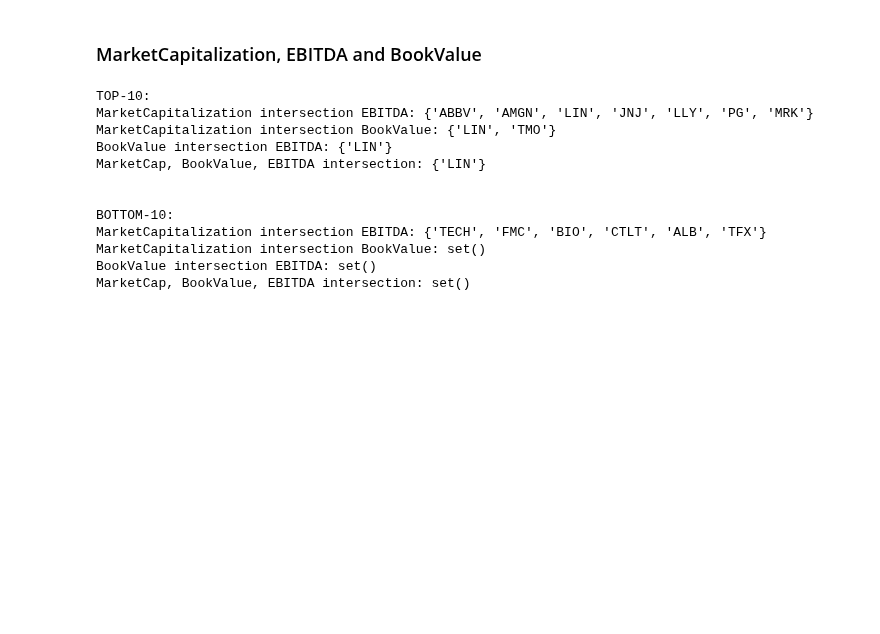
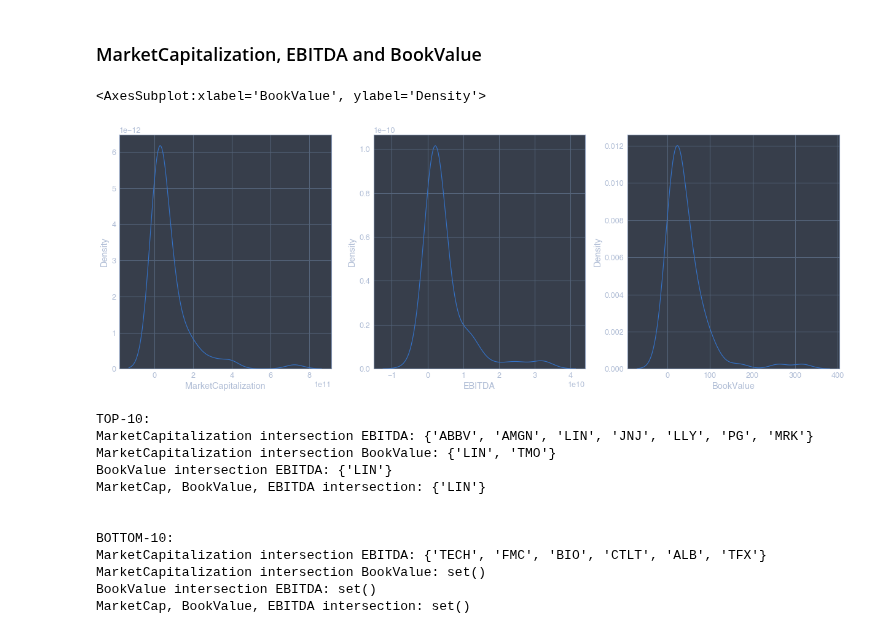
Before and after one commit to fadeeva/stock_market_research, a Jupyter notebook: Portfolio/Search_Review/Sectors_review/LIFE_SCIENCES.ipynb, the cells around one changed output. Drawn from its saved outputs; the diff is of its cells as text; code cells hidden in the pictures; blank space fills up the shorter version.

Commit message:
moved, renamed, distribution plots

```diff
--- a/Portfolio/Search_Review/Sectors_Review.ipynb
+++ b/Portfolio/Search_Review/Sectors_review/LIFE_SCIENCES.ipynb
@@ -14,7 +14,7 @@ import seaborn as sns
 
 jtplot.style(figsize=(15, 9))
 # %%
-data = pd.read_csv('../../data/sp500_Company_Overview.csv', index_col=0)
+data = pd.read_csv('../../../data/sp500_Company_Overview.csv', index_col=0)
 data.head()
 # %% [output]
 |  | AssetType | Name | Description | CIK | Exchange | Currency | Country | Sector | Industry | Address | ... |
@@ -107,6 +105,15 @@ lf.head()
 cat = pd.DataFrame(index=lf.index)
 # %% [markdown]
 ### MarketCapitalization, EBITDA and BookValue
+# %%
+fig, ax = plt.subplots(1, 3, figsize=(21, 7))
+
+sns.kdeplot(data=lf, x='MarketCapitalization', ax=ax[0])
+sns.kdeplot(data=lf, x='EBITDA', ax=ax[1])
+sns.kdeplot(data=lf, x='BookValue', ax=ax[2])
+# %% [output]
+<AxesSubplot:xlabel='BookValue', ylabel='Density'>
+[figure, added]
 # %%
 marketcap_top10 = lf[['Name']+multps['capital']].sort_values('MarketCapitalization', ascending=False).head(10)
 ebitda_top10 = lf[['Name']+multps['capital']].sort_values('EBITDA', ascending=False).head(10)
```
Also changed, not shown: parts of 4 cells of this notebook.
